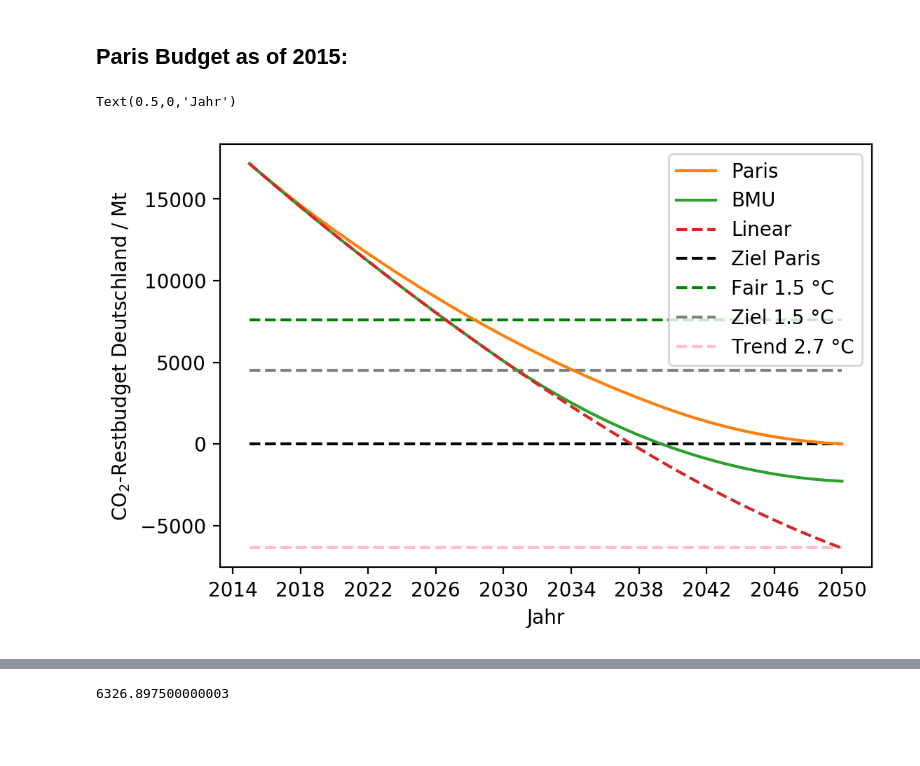
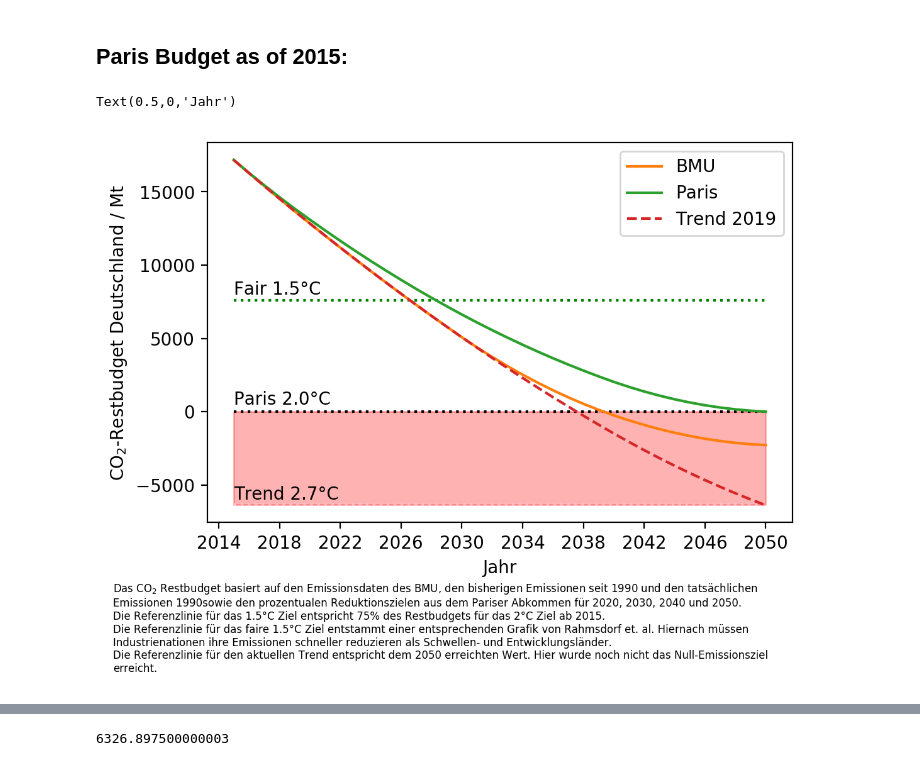
Before and after one commit to s4f-dortmund/open_data_notebooks, a Jupyter notebook: co2_germany_since_1990.ipynb, the cells around one changed output, grey strips where cells are left out. Drawn from its saved outputs; the diff is of its cells as text; code cells hidden in the pictures; blank space fills up the shorter version.

```diff
--- a/co2_germany_since_1990.ipynb
+++ b/co2_germany_since_1990.ipynb
@@ -231,26 +231,55 @@ plt.legend()
 budget = df.resample('1Y').interpolate()['target'].sum()
 # %%
 df_rest = budget - df.resample('1Y').interpolate()['2014':].fillna(0).cumsum()
-# %%
-plt.figure(dpi=200)
-
-plt.plot([df_rest.index.min(),df_rest.index.min()],[0,0])
-
-plt.plot(df_rest['target'], label='Paris')
-plt.plot(df_rest['prog'], label='BMU')
-plt.plot(df_rest['wc'], label='Linear', linestyle='--')
-
-plt.hlines(0, df_rest.index.min(), df_rest.index.max(), linestyle='--', label='Ziel Paris')
-plt.hlines(budget-10500, df_rest.index.min(), df_rest.index.max(), linestyle='--', label='Fair 1.5 °C', color='green')
-plt.hlines(4500, df_rest.index.min(), df_rest.index.max(), linestyle='--', label='Ziel 1.5 °C', color='grey')
-plt.hlines(-6326, df_rest.index.min(), df_rest.index.max(), linestyle='--', label='Trend 2.7 °C', color='pink')
-
-plt.legend()
-plt.ylabel('CO$_2$-Restbudget Deutschland / Mt')
-plt.xlabel('Jahr')
-# %% [output]
-Text(0.5,0,'Jahr')
-[figure, removed]
+# %%
+plt.figure(dpi=200)
+
+plt.plot([df_rest.index.min(),df_rest.index.min()],[0,0])
+
+plt.plot(df_rest['prog'], label='BMU')
+plt.plot(df_rest['target'], label='Paris')
+plt.plot(df_rest['wc'], label='Trend 2019', linestyle='--')
+
+xmin = df_rest.index.min()
+xmax = df_rest.index.max()
+
+plt.hlines(0, xmin, xmax, linestyle=':')
+plt.hlines(budget-10500, xmin, xmax, linestyle=':', color='green')
+#plt.hlines(4500, xmin, xmax, linestyle=':', label='Ziel 1.5 °C', color='grey')
+plt.hlines(-6326, xmin, xmax, linestyle=':', color='pink')
+
+plt.fill_between(
+    df_rest.index,
+    np.full(len(df_rest),0),
+    np.full(len(df_rest),-6326),
+    color='red', alpha=0.3, zorder=0
+)
+
+
+figuretext =    (
+    'Das CO$_2$ Restbudget basiert auf den Emissionsdaten des BMU, '+
+    'den bisherigen Emissionen seit 1990 und den tatsächlichen\nEmissionen 1990'+
+    'sowie den prozentualen Reduktionszielen aus dem Pariser Abkommen für 2020, 2030, 2040 und 2050.\n'+
+    'Die Referenzlinie für das 1.5°C Ziel entspricht 75% des Restbudgets für das 2°C Ziel ab 2015.\n'+
+    'Die Referenzlinie für das faire 1.5°C Ziel entstammt einer entsprechenden Grafik von Rahmsdorf et. al. '+
+    'Hiernach müssen\nIndustrienationen ihre Emissionen schneller reduzieren als Schwellen- und Entwicklungsländer.\n'
+    'Die Referenzlinie für den aktuellen Trend entspricht dem 2050 erreichten Wert. Hier wurde noch nicht das '+
+    'Null-Emissionsziel\nerreicht.'
+)
+
+plt.figtext(0,-0.17,figuretext, size=6)
+
+plt.text(xmin,8000,'Fair 1.5°C')
+plt.text(xmin,500,'Paris 2.0°C')
+plt.text(xmin,-6000,'Trend 2.7°C')
+
+plt.legend()
+
+plt.ylabel('CO$_2$-Restbudget Deutschland / Mt')
+plt.xlabel('Jahr')
+# %% [output]
+Text(0.5,0,'Jahr')
+[figure, added]
 # %%
 plt.figure(dpi=200)
 plt.bar(np.arange(1,4)-0.1,[0,2000,6300], width=0.2, label='Paris (2°C)')
```
Also changed, not shown: parts of 1 cell of this notebook.
